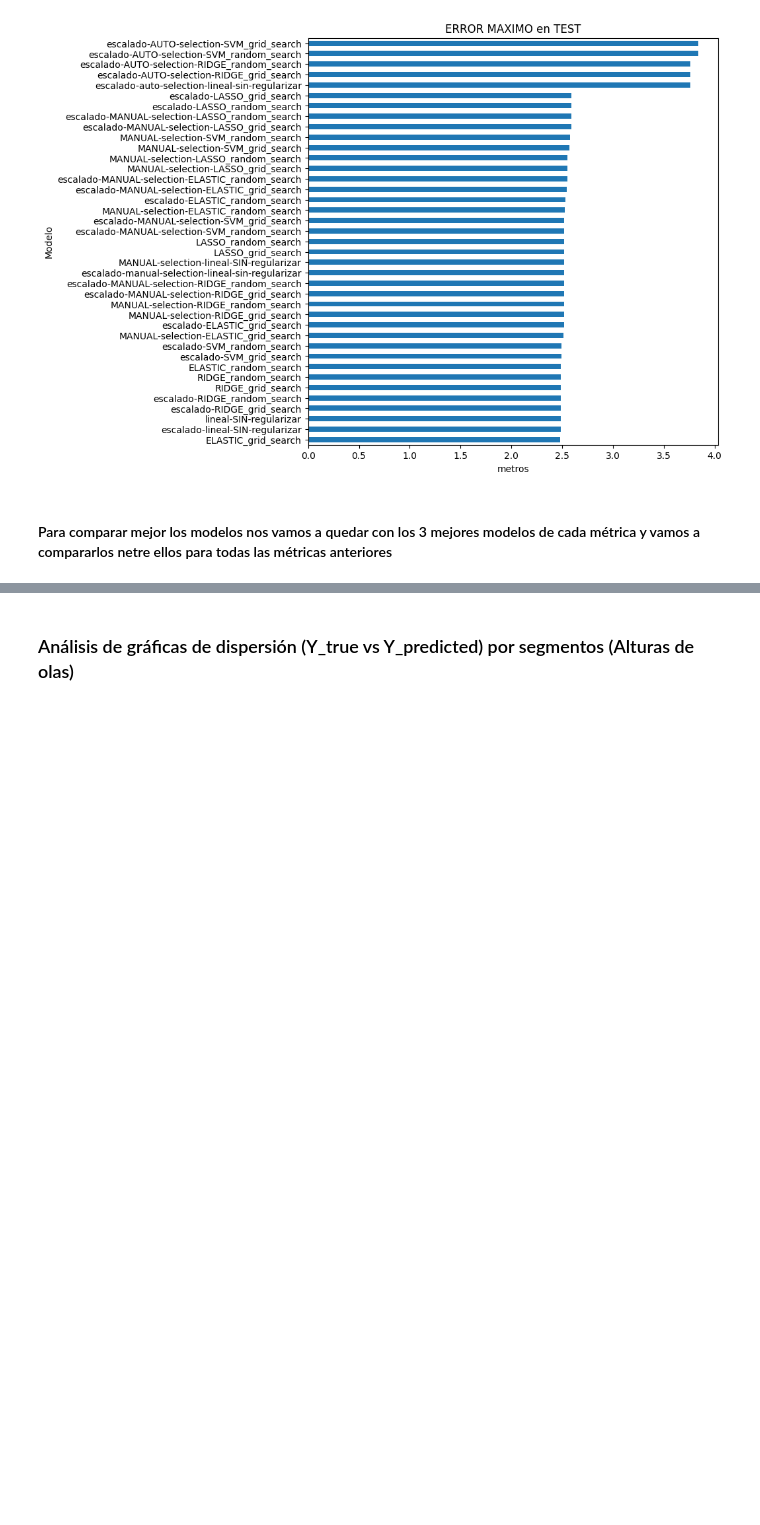
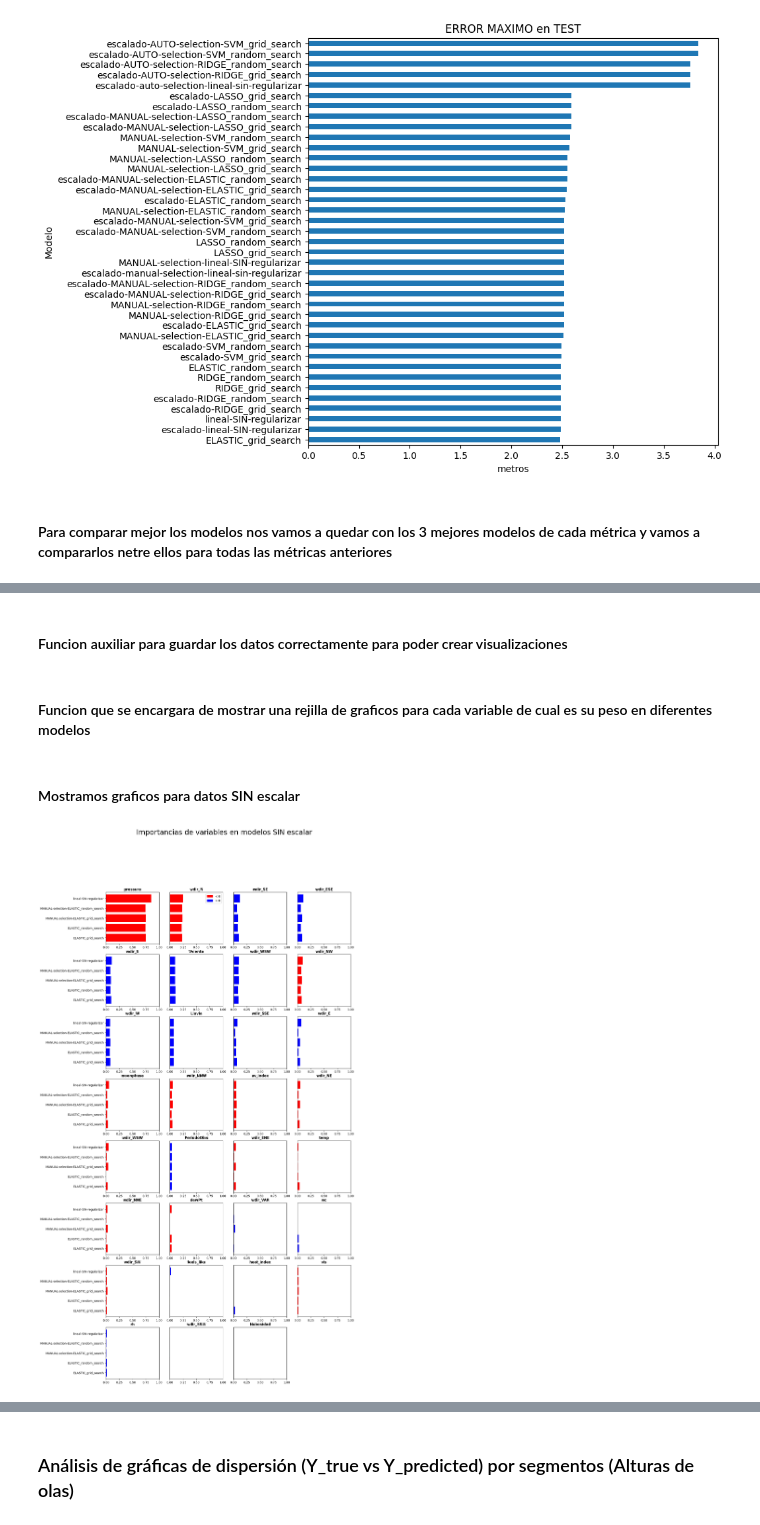
Before and after one commit to MarioBaldocchi/PD, a Jupyter notebook: modelos/evaluacion/evaluacion-lineales.ipynb, the cells around one changed output, grey strips where cells are left out. Cells and saved outputs as stored; diff of their text form; code cells hidden in the pictures; blank space fills up the shorter version.

```diff
--- a/modelos/evaluacion/evaluacion-lineales.ipynb
+++ b/modelos/evaluacion/evaluacion-lineales.ipynb
@@ -167,0 +196,48 @@ for title, metric in zip(titles, metrics):
+# %% [markdown]
+#### Funcion auxiliar para guardar los datos correctamente para poder crear visualizaciones
+# %%
+def feat_weights_df(models):
+    featureWeights = []
+    for i,c in enumerate(all_coef):
+        for item in models:
+            featW = {'model': item['name'], 'coef': 0, 'color': 'black'}
+
+            if (item['feature_names'] == c).sum() > 0: # si existe el coeficiente en el modelo
+                featW['coef'] = item['model'].coef_[item['feature_names'] == c][0]
+                # color rojo indica que el coeficiente es negativo
+                featW['color'] = 'blue' if featW['coef'] > 0 else 'red'
+                featW['coef'] = abs(featW['coef'])
+
+            featW['coef_name'] = c
+
+            featureWeights.append(featW)
+    # convertimos lista a dataframe
+    return pd.DataFrame(featureWeights)
+# %% [markdown]
+#### Funcion que se encargara de mostrar una rejilla de graficos para cada variable de cual es su peso en diferentes modelos
+# %%
+def mostrar_importancias(featureWeights, title):
+    # ordenamos por coeficientes para que al mostrar sea mas facil evaluar
+    featureWeights = featureWeights.sort_values(by = 'coef', ascending=False)
+
+    fig, axs = plt.subplots(8,4, figsize=(15,30))
+    fig.suptitle(title, fontsize=24)
+    for i,c in enumerate(featureWeights.coef_name.unique()):
+        df_temp = featureWeights[featureWeights.coef_name == c]
+        df_temp = df_temp.sort_values(by='model')
+        ax = axs[i//4, i%4]
+        ax.barh(df_temp.model, df_temp.coef, color = df_temp.color)
+        if i % 4 > 0:
+            ax.set_yticks([])
+        ax.set_title(c, fontweight='bold')
+        ax.set_xticks([i/20 for i in range(0, 22, 5)])
+
+    # leyenda custom
+    axs[0, 1].legend(handles=[mpatches.Patch(color='red', label='< 0'), mpatches.Patch(color='blue', label='> 0')])
+    axs[7,3].axis('off')
+# %% [markdown]
+#### Mostramos graficos para datos SIN escalar
+# %%
+mostrar_importancias(feat_weights_df(models_sin_esc), "Importancias de variables en modelos SIN escalar")
+# %% [output]
+[figure, added]
```
Also changed, not shown: parts of 27 cells of this notebook, 1 other file.
